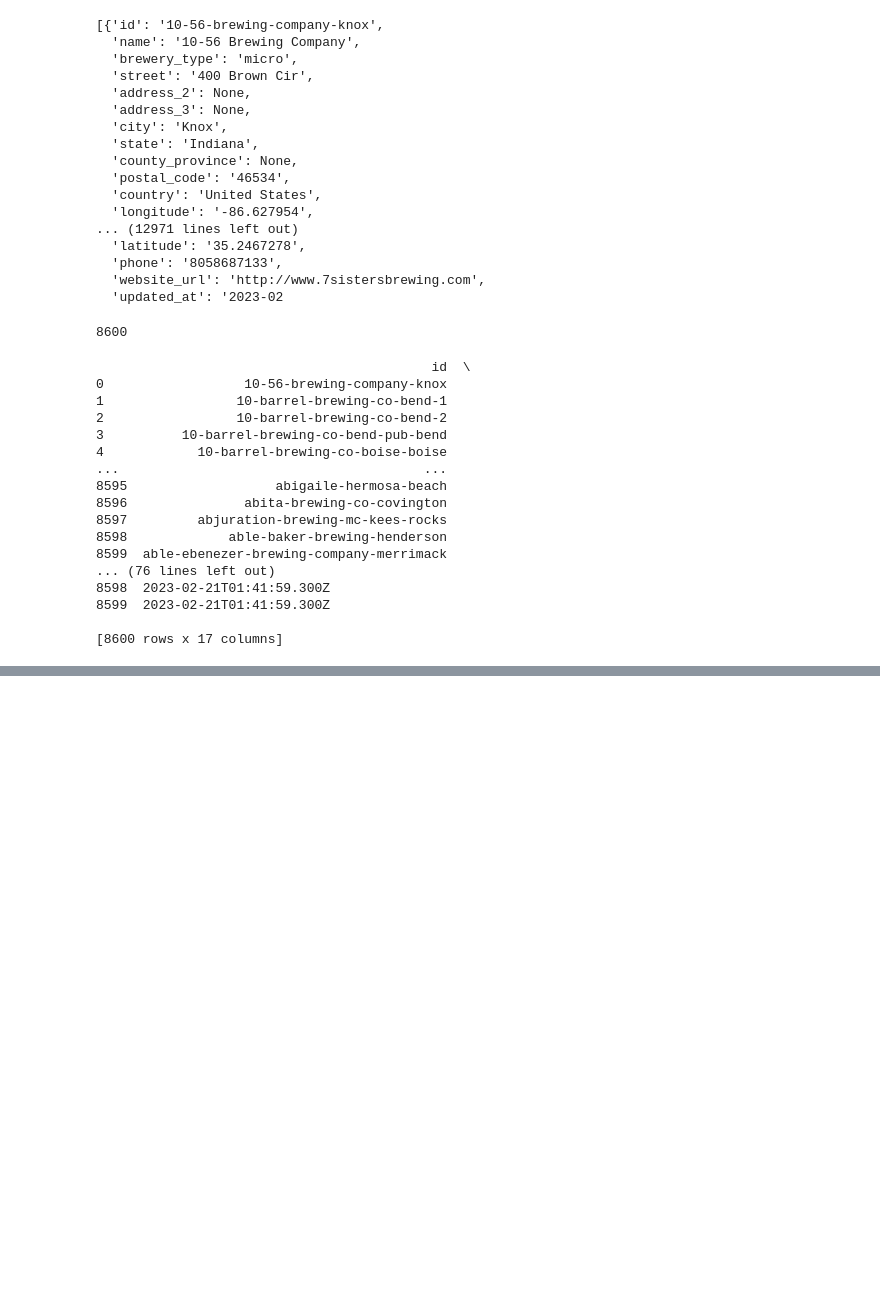
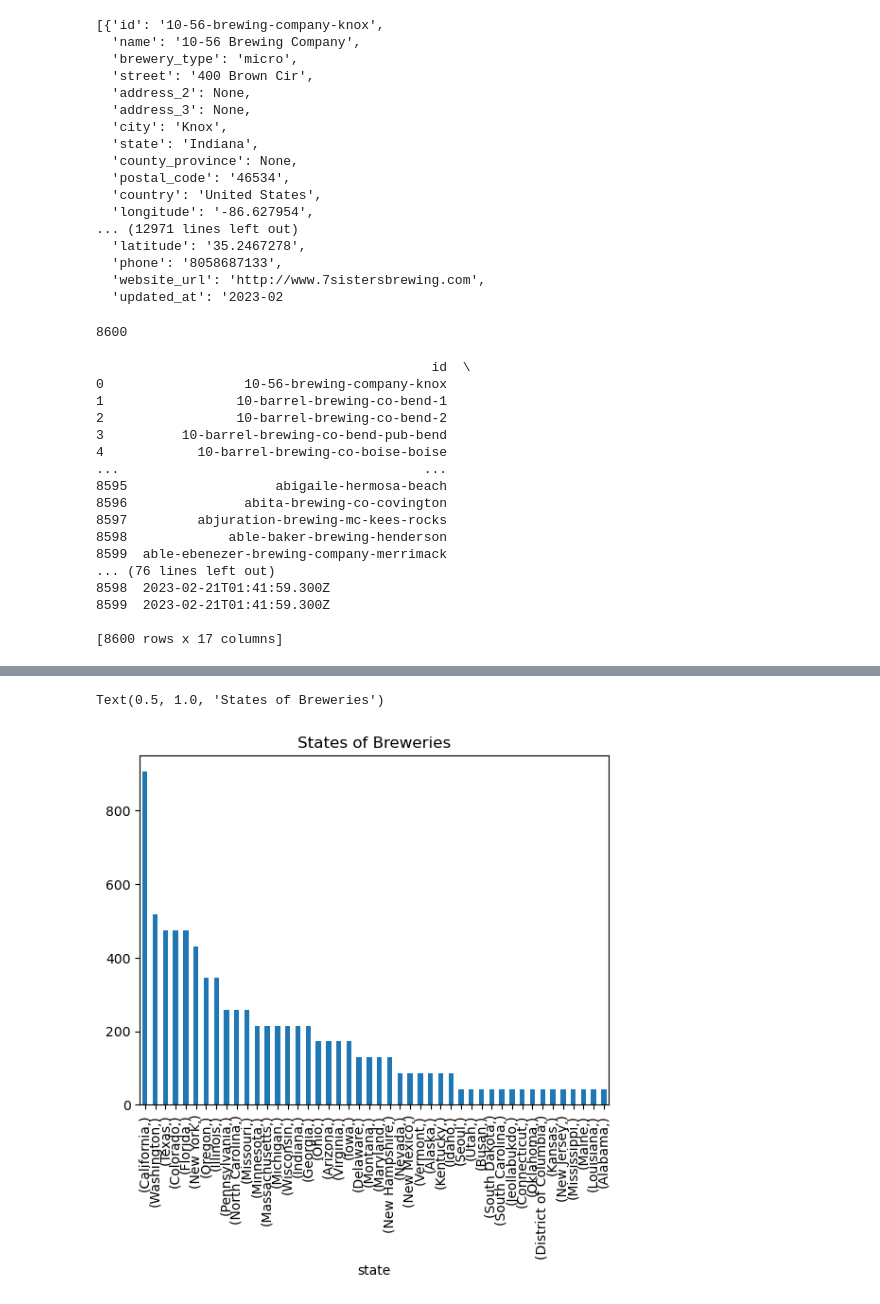
Before and after one commit to KellyPared/GT-Bootcamp-Breweries_itsfiveoclock, a Jupyter notebook: data/api_data_collection.ipynb, the cells around one changed output, grey strips where cells are left out. Cells and saved outputs as stored; diff of their text form; code cells hidden in the pictures; blank space fills up the shorter version.

```diff
--- a/data/api_data_collection.ipynb
+++ b/data/api_data_collection.ipynb
@@ -93,0 +107,8 @@ brewery_df.to_csv('brewery_list.csv')
+# %%
+plot_brewery_state = pd.DataFrame(brewery_df['state']).value_counts()
+# Plot a bar chart
+plot_brewery_state.plot(kind="bar")
+plt.title("States of Breweries")
+# %% [output]
+Text(0.5, 1.0, 'States of Breweries')
+[figure, added]
```
Also changed, not shown: parts of 2 cells of this notebook.
